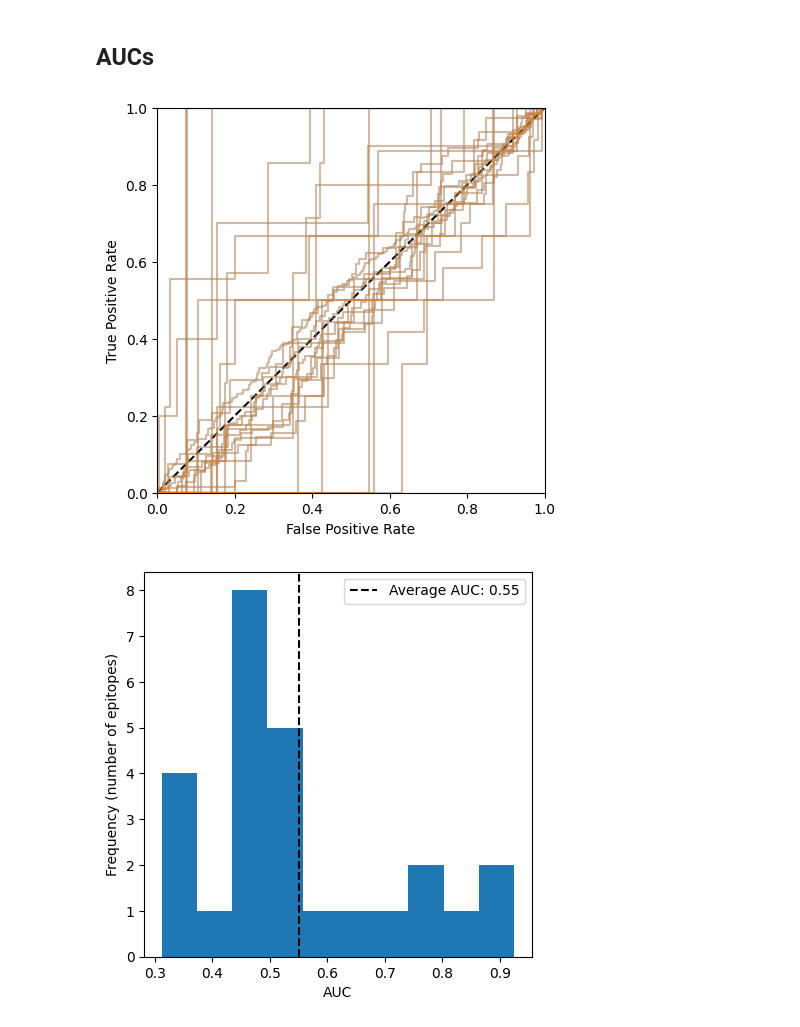
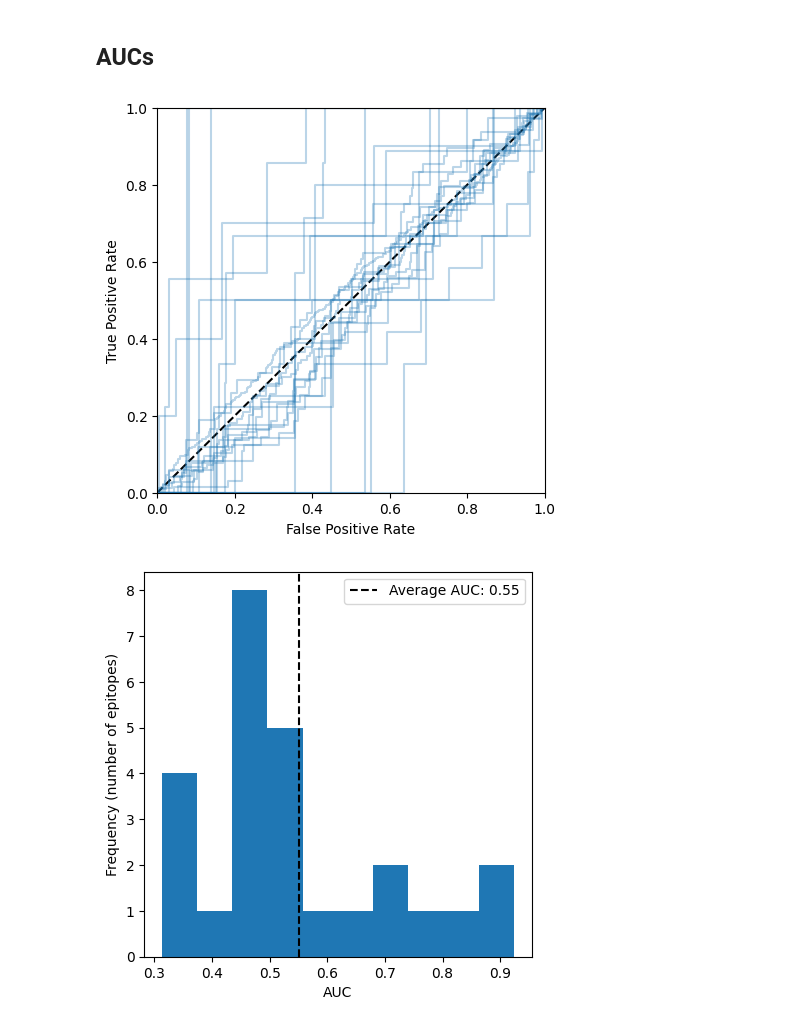
Before and after one commit to jhenderson0/cruk_datathon_team_6, a Jupyter notebook: notebooks/dumpy_test.ipynb, the cells around one changed output. Saved outputs shown, nothing was run; the diff lists cells and outputs as text; code cells hidden in the pictures.

Commit message:
update testing code to incorporate cancer test set

```diff
--- a/notebooks/dumpy_test.ipynb
+++ b/notebooks/dumpy_test.ipynb
@@ -19,7 +19,9 @@ from torch import Tensor
 # %%
 test_data = pd.read_csv("ignore/translation_test.csv", index_col=0, dtype=str)
 cancer_test_data = pd.read_csv("ignore/translation_cancer.csv", index_col=0, dtype=str)
-alphabet = pd.read_csv("ignore/alphabet.csv", index_col=0)
+alphabet = pd.read_csv("model_saves/alphabet.csv", index_col=0)
+# %%
+test_data = pd.concat([test_data, cancer_test_data], axis=0)
 # %%
 test_data.head()
 # %% [output]
@@ -82,61 +68,38 @@ aucs = []
 
 unique_epitopes_test = test_data["translation_epitope"].unique()
 all_epitopes_test = epitope_tensor_test.unique(dim=0)
 
 for epitope in unique_epitopes_test:
+    if epitope == "01011":
+        continue
+
     positive_indices = (test_data["translation_epitope"] == epitope).to_numpy()
     negative_indices = ~positive_indices
 
     positive_tcrs = tcr_tensor_test[positive_indices]
     negative_tcrs = tcr_tensor_test[negative_indices]
     target_epitope = epitope_tensor_test[positive_indices][:1]
 
     p_target_ep_positives = dp_joint.joint(positive_tcrs, target_epitope).squeeze()
     p_all_eps_positives = dp_joint.joint(positive_tcrs, all_epitopes_test).sum(dim=1)
     p_target_ep_positives_normalized = p_target_ep_positives / p_all_eps_positives # Relative prob of target epitope out of all possible
 
     p_target_ep_negatives = dp_joint.joint(negative_tcrs, target_epitope).squeeze()
     p_all_eps_negatives = dp_joint.joint(negative_tcrs, all_epitopes_test).sum(dim=1)
     p_target_ep_negatives_normalized = p_target_ep_negatives / p_all_eps_negatives # Same as above, but for negative TCRs
 
     all_positive_probs = torch.concatenate((p_target_ep_positives_normalized, p_target_ep_negatives_normalized))
     all_labels = torch.concatenate((torch.ones_like(p_target_ep_positives_normalized), torch.zeros_like(p_target_ep_negatives_normalized)))
 
     fprs, tprs, _ = metrics.roc_curve(all_labels, all_positive_probs)
     auc = metrics.roc_auc_score(all_labels, all_positive_probs)
     aucs.append(auc)
+
     plt.step(fprs, tprs, c="C0", alpha=0.3)
 
-unique_epitopes_cancer = cancer_test_data["translation_epitope"].unique()
-all_epitopes_cancer = epitope_tensor_cancer.unique(dim=0)
-
-for epitope in unique_epitopes_cancer:
-    positive_indices = (cancer_test_data["translation_epitope"] == epitope).to_numpy()
-    negative_indices = ~positive_indices
-
-    positive_tcrs = tcr_tensor_cancer[positive_indices]
-    negative_tcrs = tcr_tensor_cancer[negative_indices]
-    target_epitope = epitope_tensor_cancer[positive_indices][:1]
-
-    p_target_ep_positives = dp_joint.joint(positive_tcrs, target_epitope).squeeze()
-    p_all_eps_positives = dp_joint.joint(positive_tcrs, all_epitopes_test).sum(dim=1)
-    p_target_ep_positives_normalized = p_target_ep_positives / p_all_eps_positives # Relative prob of target epitope out of all possible
-
-    p_target_ep_negatives = dp_joint.joint(negative_tcrs, target_epitope).squeeze()
-    p_all_eps_negatives = dp_joint.joint(negative_tcrs, all_epitopes_test).sum(dim=1)
-    p_target_ep_negatives_normalized = p_target_ep_negatives / p_all_eps_negatives # Same as above, but for negative TCRs
-
-    all_positive_probs = torch.concatenate((p_target_ep_positives_normalized, p_target_ep_negatives_normalized))
-    all_labels = torch.concatenate((torch.ones_like(p_target_ep_positives_normalized), torch.zeros_like(p_target_ep_negatives_normalized)))
-
-    fprs, tprs, _ = metrics.roc_curve(all_labels, all_positive_probs)
-    auc = metrics.roc_auc_score(all_labels, all_positive_probs)
-    aucs.append(auc)
-    plt.step(fprs, tprs, c="C1", alpha=0.3)
-
 plt.show()
 # %% [output]
-[figure, old version]
+[figure, new version]
 # %%
 average_auc = np.mean(aucs)
 
@@ -148,4 +111,4 @@ plt.ylabel("Frequency (number of epitopes)")
 plt.legend()
 plt.show()
 # %% [output]
-[figure, old version]
+[figure, new version]
```
Also changed, not shown: parts of 3 cells of this notebook.
